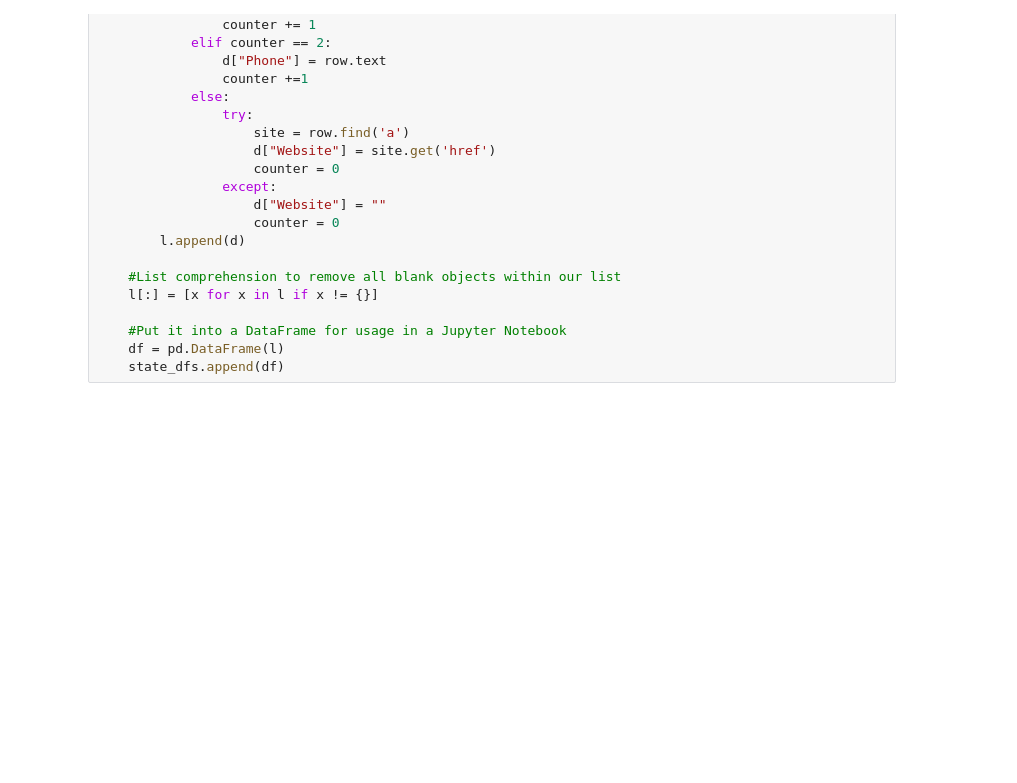
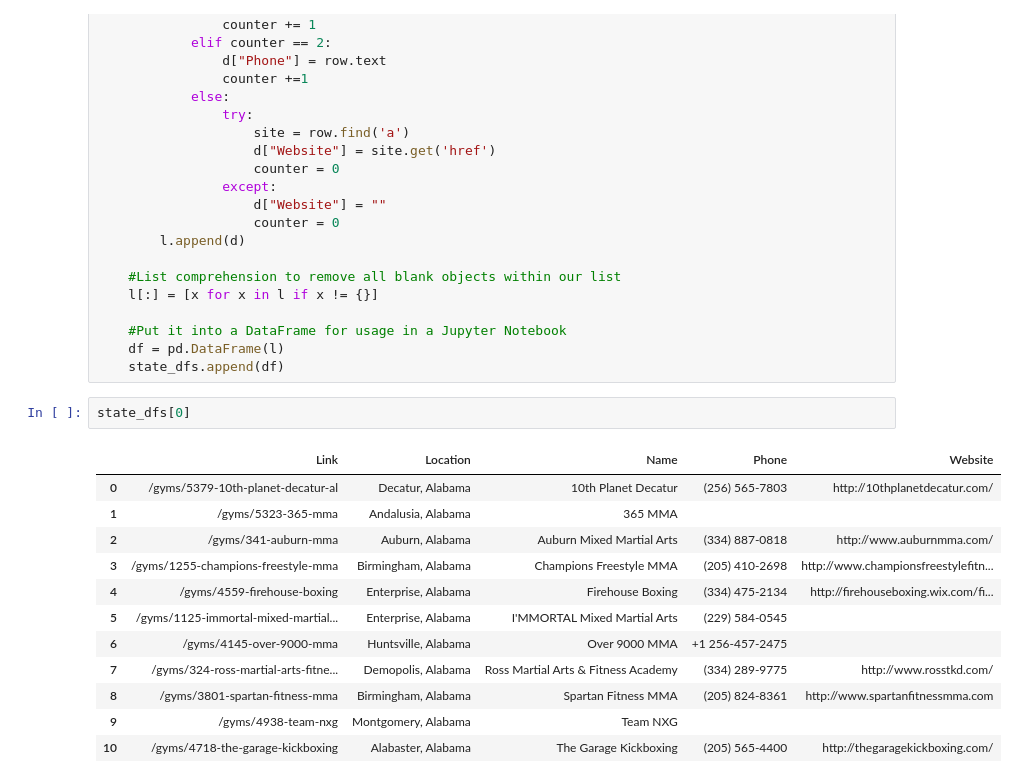
Before and after one commit to doubles078/python-projects, a Jupyter notebook: webscraping/lfd_scraper.ipynb, the cells around one changed output. Drawn from its saved outputs; the diff is of its cells as text; blank space fills up the shorter version.

```diff
--- a/webscraping/lfd_scraper.ipynb
+++ b/webscraping/lfd_scraper.ipynb
@@ -58,6 +58,21 @@ for state in states:
     #Put it into a DataFrame for usage in a Jupyter Notebook
     df = pd.DataFrame(l)
     state_dfs.append(df)
+# %%
+state_dfs[0]
+# %% [output]
+|  | Link | Location | Name | Phone | Website |
+| 0 | /gyms/5379-10th-planet-decatur-al | Decatur, Alabama | 10th Planet Decatur | (256) 565-7803 | http://10thplanetdecatur.com/ |
+| 1 | /gyms/5323-365-mma | Andalusia, Alabama | 365 MMA |  |  |
+| 2 | /gyms/341-auburn-mma | Auburn, Alabama | Auburn Mixed Martial Arts | (334) 887-0818 | http://www.auburnmma.com/ |
+| 3 | /gyms/1255-champions-freestyle-mma | Birmingham, Alabama | Champions Freestyle MMA | (205) 410-2698 | http://www.championsfreestylefitn... |
+| 4 | /gyms/4559-firehouse-boxing | Enterprise, Alabama | Firehouse Boxing | (334) 475-2134 | http://firehouseboxing.wix.com/fi... |
+| 5 | /gyms/1125-immortal-mixed-martial... | Enterprise, Alabama | I'MMORTAL Mixed Martial Arts | (229) 584-0545 |  |
+| 6 | /gyms/4145-over-9000-mma | Huntsville, Alabama | Over 9000 MMA | +1 256-457-2475 |  |
+| 7 | /gyms/324-ross-martial-arts-fitne... | Demopolis, Alabama | Ross Martial Arts & Fitness Academy | (334) 289-9775 | http://www.rosstkd.com/ |
+| 8 | /gyms/3801-spartan-fitness-mma | Birmingham, Alabama | Spartan Fitness MMA | (205) 824-8361 | http://www.spartanfitnessmma.com |
+| 9 | /gyms/4938-team-nxg | Montgomery, Alabama | Team NXG |  |  |
+| 10 | /gyms/4718-the-garage-kickboxing | Alabaster, Alabama | The Garage Kickboxing | (205) 565-4400 | http://thegaragekickboxing.com/ |
 # %%
 #Need to figure out why the 'for social' loop is not matching the strings.
 import urllib3
```
Also changed, not shown: parts of 5 cells of this notebook.
